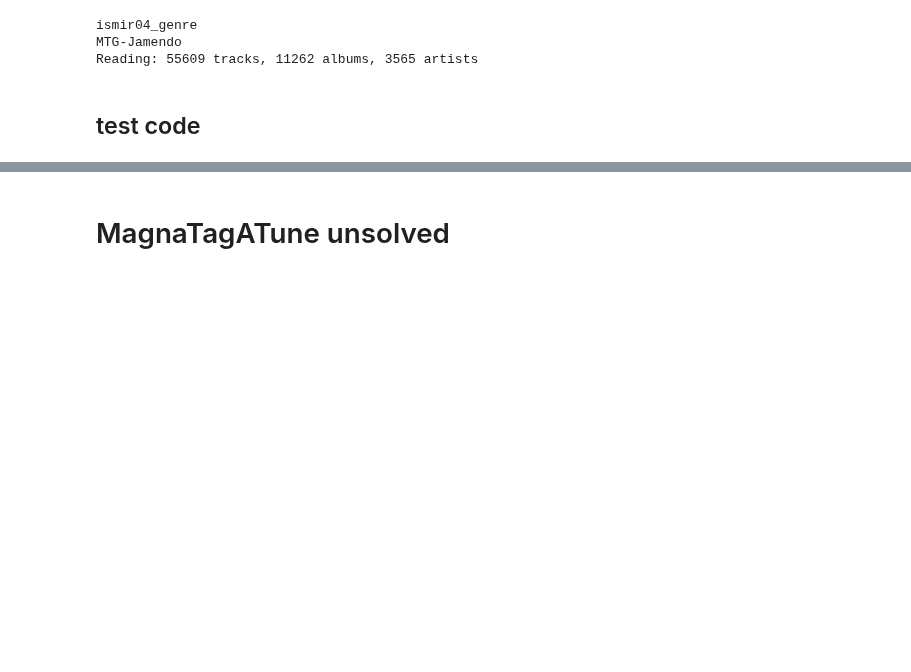
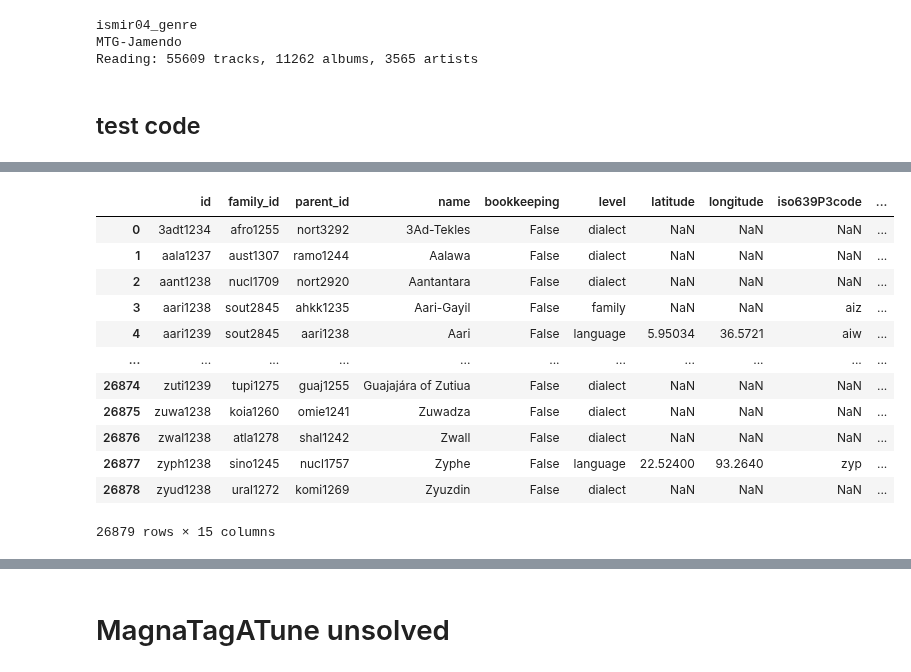
Before and after one commit to curlsloth/MusicSpeech-STM, a Jupyter notebook: STM03_build_meta_data.ipynb, the cells around one changed output, grey strips where cells are left out. Cells and saved outputs as stored; diff of their text form; code cells hidden in the pictures; blank space fills up the shorter version.

```diff
--- a/STM03_build_meta_data.ipynb
+++ b/STM03_build_meta_data.ipynb
@@ -690,0 +564,17 @@ df_all
+# %%
+df_languoid = pd.read_csv('data/musicCorp/NHS2/glottolog_languoid/languoid.csv')
+df_languoid
+# %% [output]
+|  | id | family_id | parent_id | name | bookkeeping | level | latitude | longitude | iso639P3code | ... |
+| 0 | 3adt1234 | afro1255 | nort3292 | 3Ad-Tekles | False | dialect | NaN | NaN | NaN | ... |
+| 1 | aala1237 | aust1307 | ramo1244 | Aalawa | False | dialect | NaN | NaN | NaN | ... |
+| 2 | aant1238 | nucl1709 | nort2920 | Aantantara | False | dialect | NaN | NaN | NaN | ... |
+| 3 | aari1238 | sout2845 | ahkk1235 | Aari-Gayil | False | family | NaN | NaN | aiz | ... |
+| 4 | aari1239 | sout2845 | aari1238 | Aari | False | language | 5.95034 | 36.5721 | aiw | ... |
+| ... | ... | ... | ... | ... | ... | ... | ... | ... | ... | ... |
+| 26874 | zuti1239 | tupi1275 | guaj1255 | Guajajára of Zutiua | False | dialect | NaN | NaN | NaN | ... |
+| 26875 | zuwa1238 | koia1260 | omie1241 | Zuwadza | False | dialect | NaN | NaN | NaN | ... |
+| 26876 | zwal1238 | atla1278 | shal1242 | Zwall | False | dialect | NaN | NaN | NaN | ... |
+| 26877 | zyph1238 | sino1245 | nucl1757 | Zyphe | False | language | 22.52400 | 93.2640 | zyp | ... |
+| 26878 | zyud1238 | ural1272 | komi1269 | Zyuzdin | False | dialect | NaN | NaN | NaN | ... |
+26879 rows × 15 columns
```
Also changed, not shown: parts of 12 cells of this notebook, 1 other file.
